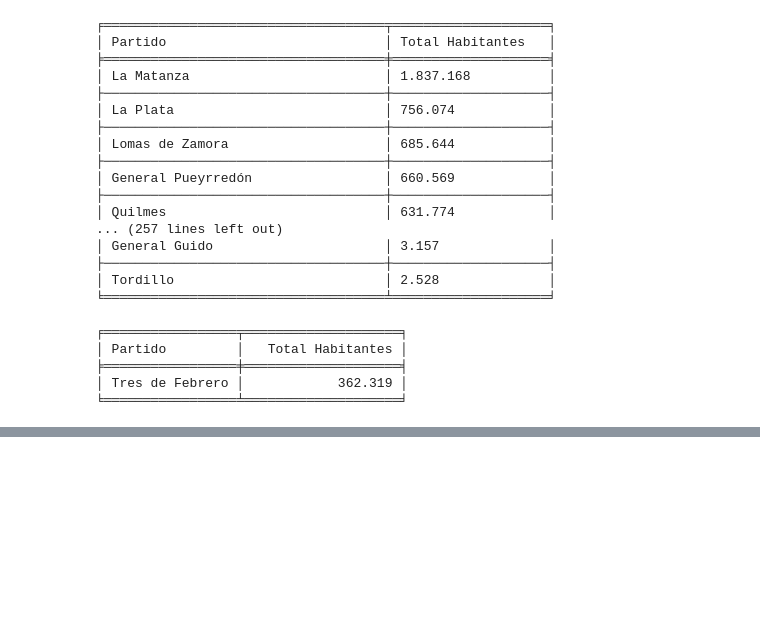
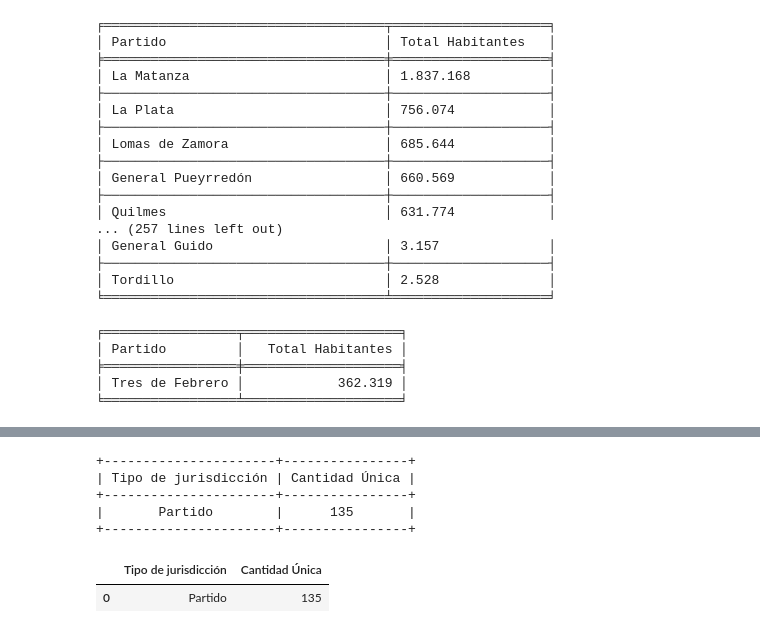
Before and after one commit to Aghuz2021/Poblar_ar, a Jupyter notebook: notebooks/01_Partido.ipynb, the cells around one changed output, grey strips where cells are left out. Saved outputs shown, nothing was run; the diff lists cells and outputs as text; code cells hidden in the pictures; blank space fills up the shorter version.

```diff
--- a/notebooks/01_Partido.ipynb
+++ b/notebooks/01_Partido.ipynb
@@ -161,0 +343,39 @@ Habitantes_Por_Partido(df,"Tres de Febrero")
+# %%
+def Cantidad_Partidos_Unicos(df):
+  """
+    Filtra por Tipo de jurisdicción == 'Partido', cuenta la cantidad única de registros
+    y muestra el resultado con un formato visual ordenado.
+    """
+  try:
+    cantidad_unica = df.query("`Tipo de jurisdicción` in ['Partido']")[
+        "Nombre"
+    ].nunique()
+
+    resultado = pd.DataFrame({
+        "Tipo de jurisdicción": ["Partido",],
+        "Cantidad Única": [f"{int(cantidad_unica):,}".replace(",", ".")],
+    })
+
+    # .values.tolist() satisface el tipado estricto de tabulate
+    print(
+        tabulate(
+            resultado.values.tolist(),
+            headers=["Tipo de jurisdicción", "Cantidad Única"],
+            tablefmt="pretty",
+            disable_numparse=True,
+            showindex=False,
+        )
+    )
+    return resultado
+  except Exception as e:
+    print(f"[Error en Cantidad_Partidos_Unicos]: {e}")
+
+Cantidad_Partidos_Unicos(df)
+# %% [output]
++----------------------+----------------+
+| Tipo de jurisdicción | Cantidad Única |
++----------------------+----------------+
+|       Partido        |      135       |
++----------------------+----------------+
+|  | Tipo de jurisdicción | Cantidad Única |
+| 0 | Partido | 135 |
```
Also changed, not shown: parts of 7 cells of this notebook, 10 other files.
